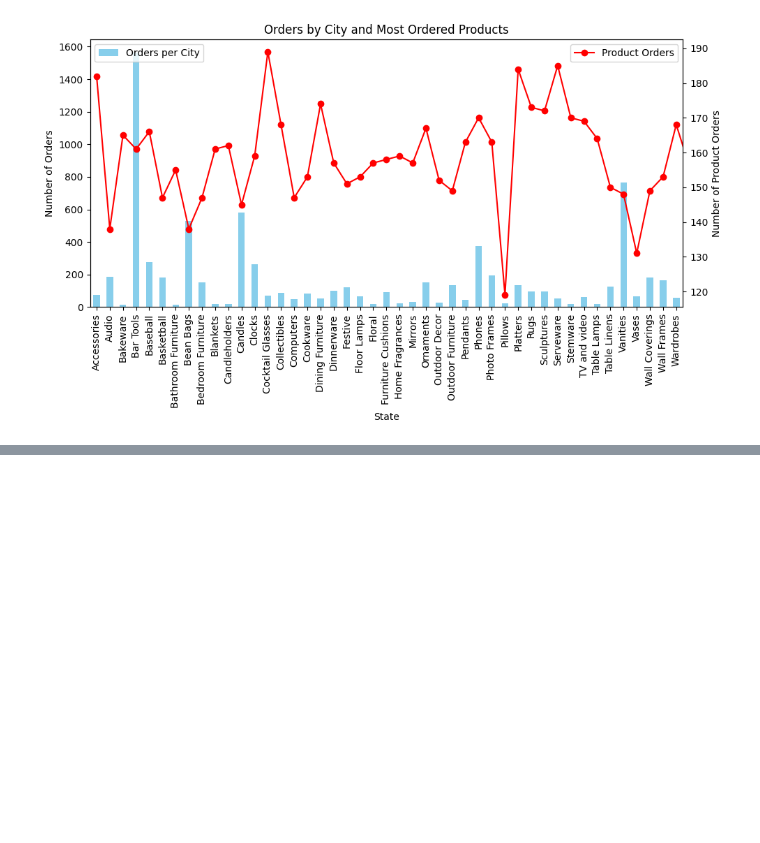
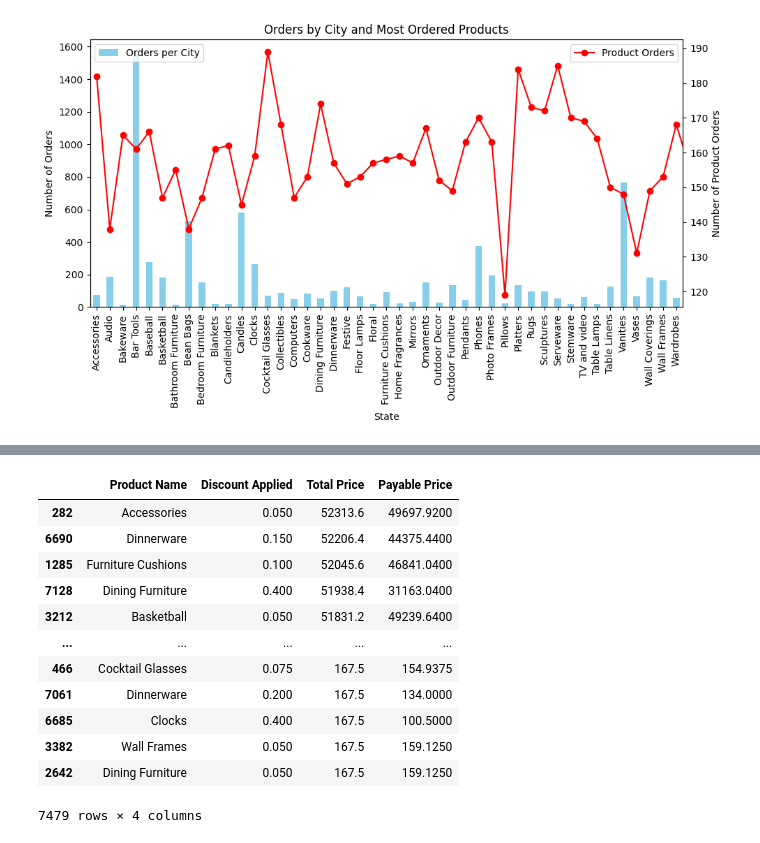
Before and after one commit to NSinha025/ZDS-Mock-Project, a Jupyter notebook: Sales_Order_Sheet_X_Store_Locations_Sheet.ipynb, the cells around one changed output, grey strips where cells are left out. Cells and saved outputs as stored; diff of their text form; code cells hidden in the pictures; blank space fills up the shorter version.

```diff
--- a/Sales_Order_Sheet_X_Store_Locations_Sheet.ipynb
+++ b/Sales_Order_Sheet_X_Store_Locations_Sheet.ipynb
@@ -371,0 +419,23 @@ plt.show()
+# %%
+# temp_df = loc_en_dataset6[["State_x", "Product Name", "Total Price"]].sort_values(by="Total Price",  ascending=False)
+temp_df = loc_en_dataset6[["Product Name", "Discount Applied", "Total Price"]].sort_values(by="Total Price",  ascending=False)
+temp_df["Payable Price"] = temp_df["Total Price"]-(temp_df["Total Price"]*temp_df["Discount Applied"])
+temp_df
+# temp_df.groupby("State_x").agg({
+#     "Product Name":"first",
+#     "Total Price":"mean"
+# })
+# %% [output]
+|  | Product Name | Discount Applied | Total Price | Payable Price |
+| 282 | Accessories | 0.050 | 52313.6 | 49697.9200 |
+| 6690 | Dinnerware | 0.150 | 52206.4 | 44375.4400 |
+| 1285 | Furniture Cushions | 0.100 | 52045.6 | 46841.0400 |
+| 7128 | Dining Furniture | 0.400 | 51938.4 | 31163.0400 |
+| 3212 | Basketball | 0.050 | 51831.2 | 49239.6400 |
+| ... | ... | ... | ... | ... |
+| 466 | Cocktail Glasses | 0.075 | 167.5 | 154.9375 |
+| 7061 | Dinnerware | 0.200 | 167.5 | 134.0000 |
+| 6685 | Clocks | 0.400 | 167.5 | 100.5000 |
+| 3382 | Wall Frames | 0.050 | 167.5 | 159.1250 |
+| 2642 | Dining Furniture | 0.050 | 167.5 | 159.1250 |
+7479 rows × 4 columns
```
Also changed, not shown: parts of 5 cells of this notebook.
